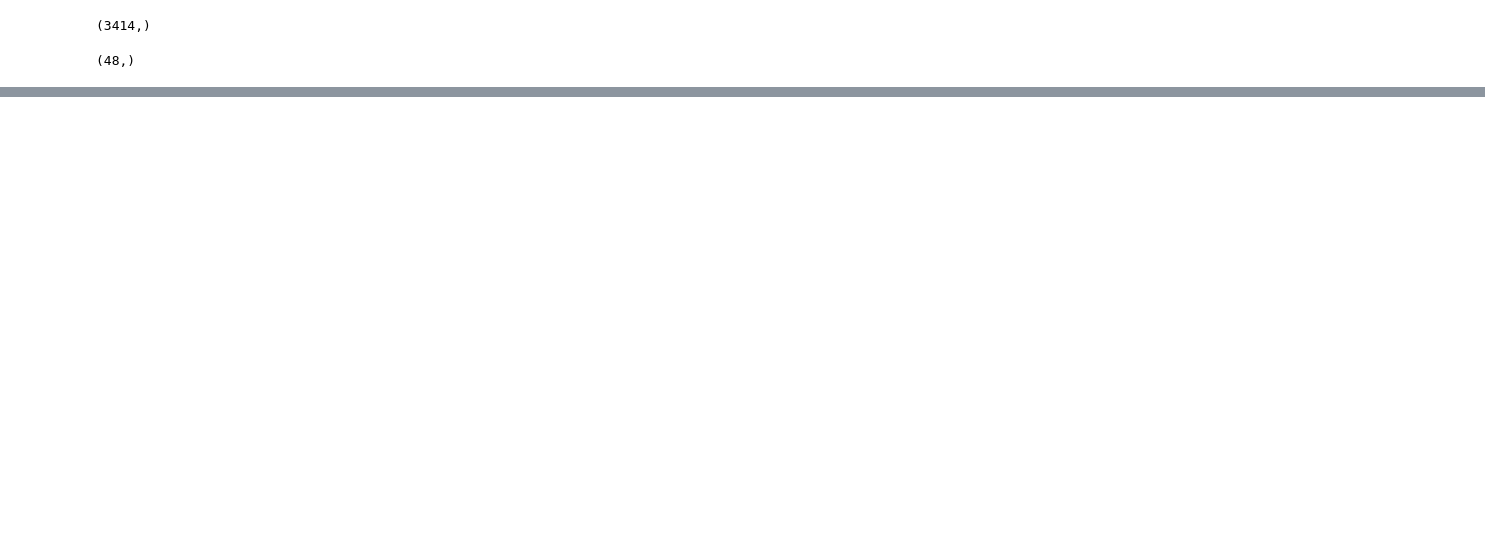
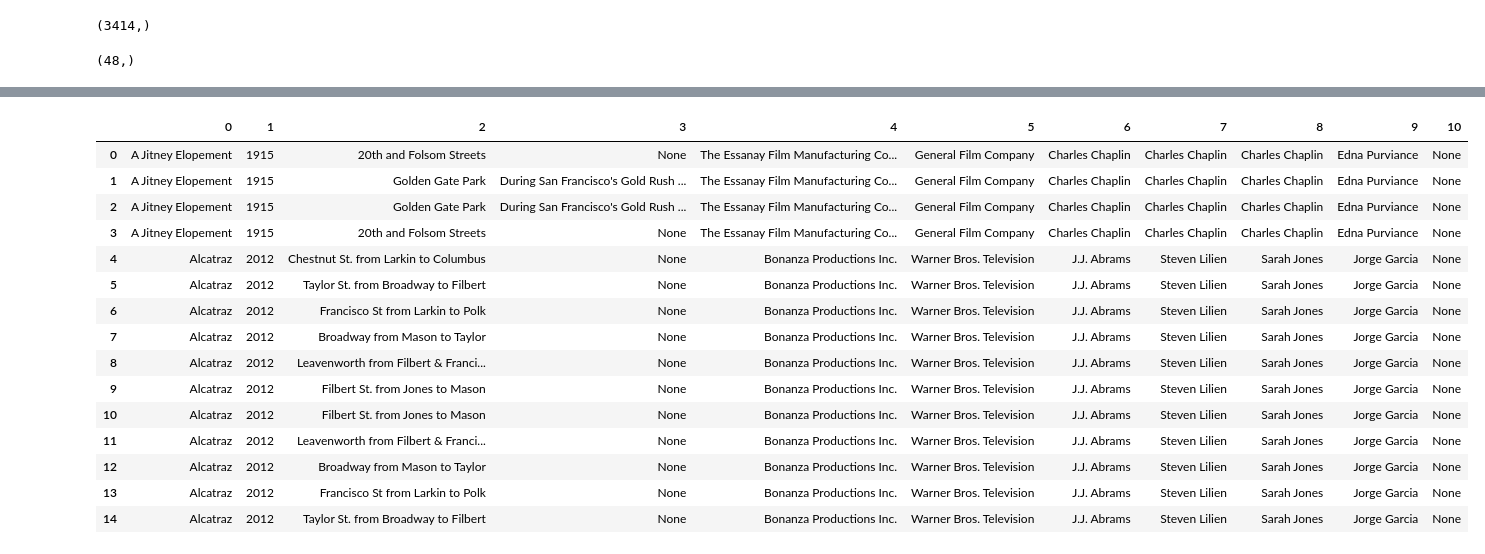
Before and after one commit to Just-Abdul/IBM-SQL, a Jupyter notebook: SQL.ipynb, the cells around one changed output, grey strips where cells are left out. Cells and saved outputs as stored; diff of their text form; code cells hidden in the pictures; blank space fills up the shorter version.

```diff
--- a/SQL.ipynb
+++ b/SQL.ipynb
@@ -204,0 +258,24 @@ for item in count:
+# %%
+# The first 15 rows from the table starting from row 44
+
+row_44 = c.execute('''SELECT * FROM LA LIMIT 15 OFFSET 44''').fetchall()
+# %%
+_row44 = pd.DataFrame(row_44)
+_row44
+# %% [output]
+|  | 0 | 1 | 2 | 3 | 4 | 5 | 6 | 7 | 8 | 9 | 10 |
+| 0 | A Jitney Elopement | 1915 | 20th and Folsom Streets | None | The Essanay Film Manufacturing Co... | General Film Company | Charles Chaplin | Charles Chaplin | Charles Chaplin | Edna Purviance | None |
+| 1 | A Jitney Elopement | 1915 | Golden Gate Park | During San Francisco's Gold Rush ... | The Essanay Film Manufacturing Co... | General Film Company | Charles Chaplin | Charles Chaplin | Charles Chaplin | Edna Purviance | None |
+| 2 | A Jitney Elopement | 1915 | Golden Gate Park | During San Francisco's Gold Rush ... | The Essanay Film Manufacturing Co... | General Film Company | Charles Chaplin | Charles Chaplin | Charles Chaplin | Edna Purviance | None |
+| 3 | A Jitney Elopement | 1915 | 20th and Folsom Streets | None | The Essanay Film Manufacturing Co... | General Film Company | Charles Chaplin | Charles Chaplin | Charles Chaplin | Edna Purviance | None |
+| 4 | Alcatraz | 2012 | Chestnut St. from Larkin to Columbus | None | Bonanza Productions Inc. | Warner Bros. Television | J.J. Abrams | Steven Lilien | Sarah Jones | Jorge Garcia | None |
+| 5 | Alcatraz | 2012 | Taylor St. from Broadway to Filbert | None | Bonanza Productions Inc. | Warner Bros. Television | J.J. Abrams | Steven Lilien | Sarah Jones | Jorge Garcia | None |
+| 6 | Alcatraz | 2012 | Francisco St from Larkin to Polk | None | Bonanza Productions Inc. | Warner Bros. Television | J.J. Abrams | Steven Lilien | Sarah Jones | Jorge Garcia | None |
+| 7 | Alcatraz | 2012 | Broadway from Mason to Taylor | None | Bonanza Productions Inc. | Warner Bros. Television | J.J. Abrams | Steven Lilien | Sarah Jones | Jorge Garcia | None |
+| 8 | Alcatraz | 2012 | Leavenworth from Filbert & Franci... | None | Bonanza Productions Inc. | Warner Bros. Television | J.J. Abrams | Steven Lilien | Sarah Jones | Jorge Garcia | None |
+| 9 | Alcatraz | 2012 | Filbert St. from Jones to Mason | None | Bonanza Productions Inc. | Warner Bros. Television | J.J. Abrams | Steven Lilien | Sarah Jones | Jorge Garcia | None |
+| 10 | Alcatraz | 2012 | Filbert St. from Jones to Mason | None | Bonanza Productions Inc. | Warner Bros. Television | J.J. Abrams | Steven Lilien | Sarah Jones | Jorge Garcia | None |
+| 11 | Alcatraz | 2012 | Leavenworth from Filbert & Franci... | None | Bonanza Productions Inc. | Warner Bros. Television | J.J. Abrams | Steven Lilien | Sarah Jones | Jorge Garcia | None |
+| 12 | Alcatraz | 2012 | Broadway from Mason to Taylor | None | Bonanza Productions Inc. | Warner Bros. Television | J.J. Abrams | Steven Lilien | Sarah Jones | Jorge Garcia | None |
+| 13 | Alcatraz | 2012 | Francisco St from Larkin to Polk | None | Bonanza Productions Inc. | Warner Bros. Television | J.J. Abrams | Steven Lilien | Sarah Jones | Jorge Garcia | None |
+| 14 | Alcatraz | 2012 | Taylor St. from Broadway to Filbert | None | Bonanza Productions Inc. | Warner Bros. Television | J.J. Abrams | Steven Lilien | Sarah Jones | Jorge Garcia | None |
```
Also changed, not shown: parts of 10 cells of this notebook.
